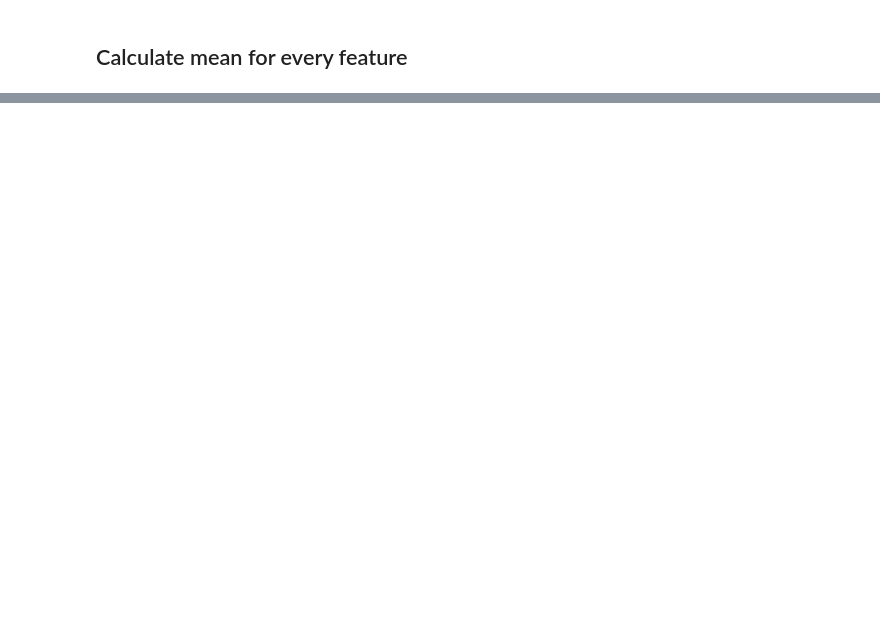
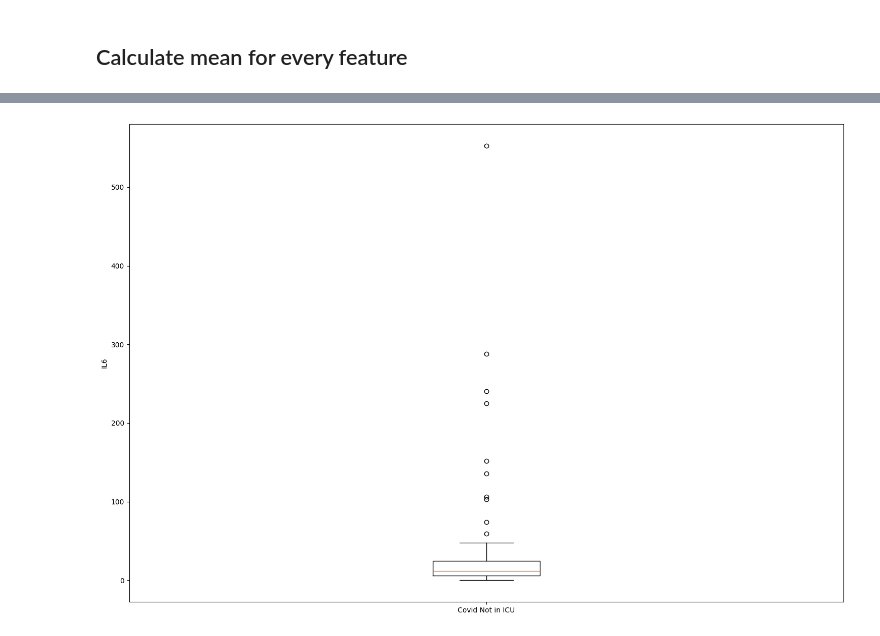
Before and after one commit to Xomics/TWOCdemonstrator, a Jupyter notebook: tools/python_read_omics/IL6.ipynb, the cells around one changed output, grey strips where cells are left out. Saved outputs shown, nothing was run; the diff lists cells and outputs as text; code cells hidden in the pictures; blank space fills up the shorter version.

```diff
--- a/tools/python_read_omics/IL6.ipynb
+++ b/tools/python_read_omics/IL6.ipynb
@@ -164,0 +187,12 @@ calculate_means(df_subset)
+# %%
+#df_subset_IL6_CovidNonICU
+
+fig = plt.figure(figsize =(15, 10))
+# Creating plot
+plt.ylabel("IL6")
+plt.boxplot(df_subset_IL6_CovidNonICU.T,labels=["Covid Not in ICU"])
+
+# show plot
+plt.show()
+# %% [output]
+[figure, added]
```
Also changed, not shown: parts of 10 cells of this notebook.
